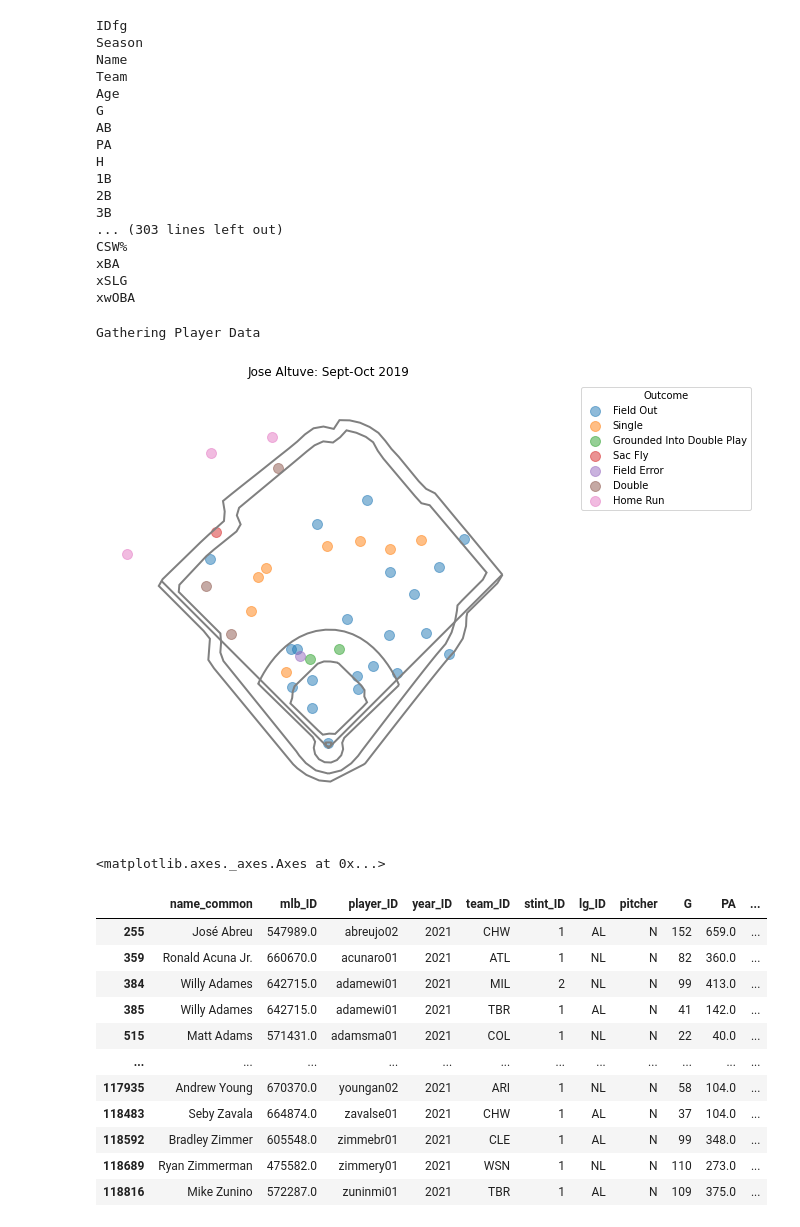
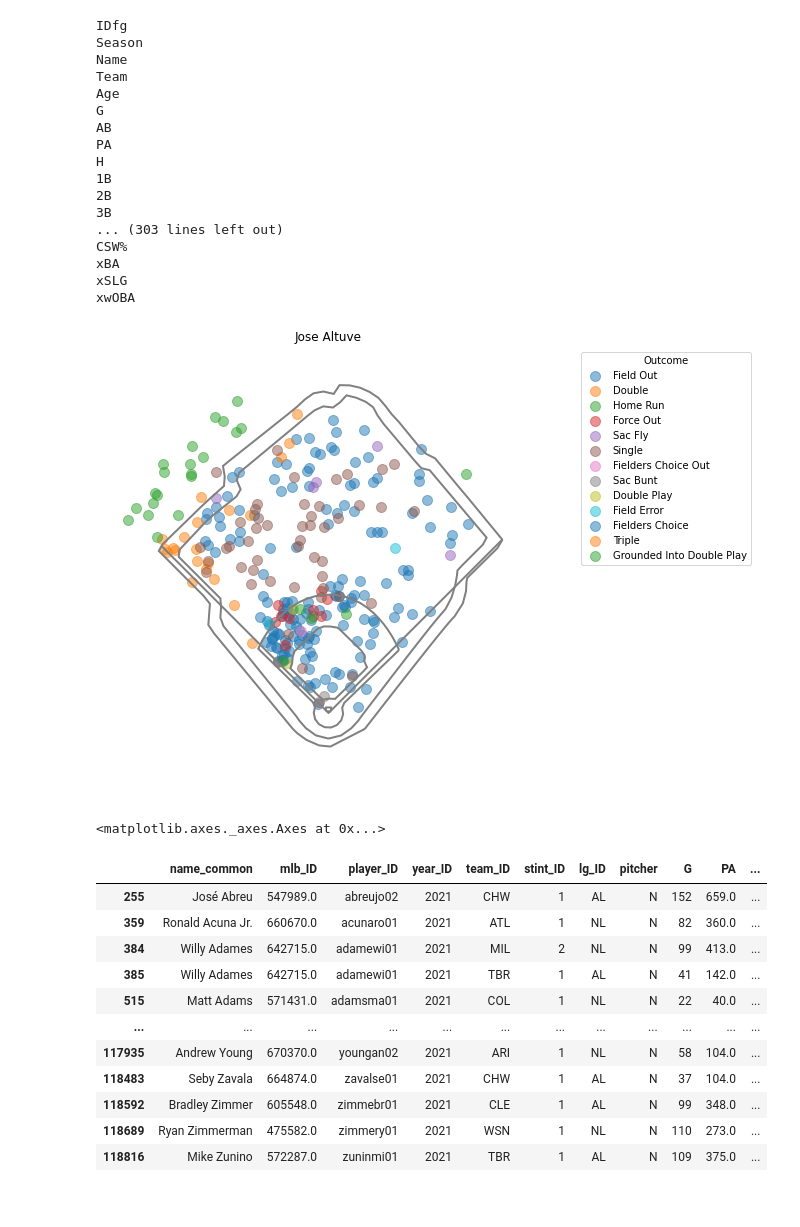
Before and after one commit to haueter19/StatCast_Data_Project, a Jupyter notebook: StatCast Data Exploration.ipynb, the cells around one changed output. Saved outputs shown, nothing was run; the diff lists cells and outputs as text; code cells hidden in the pictures.

```diff
--- a/StatCast Data Exploration.ipynb
+++ b/StatCast Data Exploration.ipynb
@@ -152,13 +237,11 @@ xwOBA
 # %%
 from pybaseball import statcast_batter, spraychart
 
-data = statcast_batter('2019-10-01', '2019-10-31', 514888)
-sub_data = data[data['home_team'] == 'HOU']
-spraychart(sub_data, 'astros', title='Jose Altuve: Sept-Oct 2019')
+sub_data = sc[sc['home_team'] == 'HOU']
+spraychart(sub_data, 'astros', title='Jose Altuve')
 # %% [output]
+[figure, new version]
-Gathering Player Data
+<matplotlib.axes._axes.Axes at 0x...>
-[figure, old version]
-<matplotlib.axes._axes.Axes at 0x...>
 # %%
 from pybaseball import bwar_bat
 bwar = bwar_bat()
```
Also changed, not shown: parts of 9 cells of this notebook.
